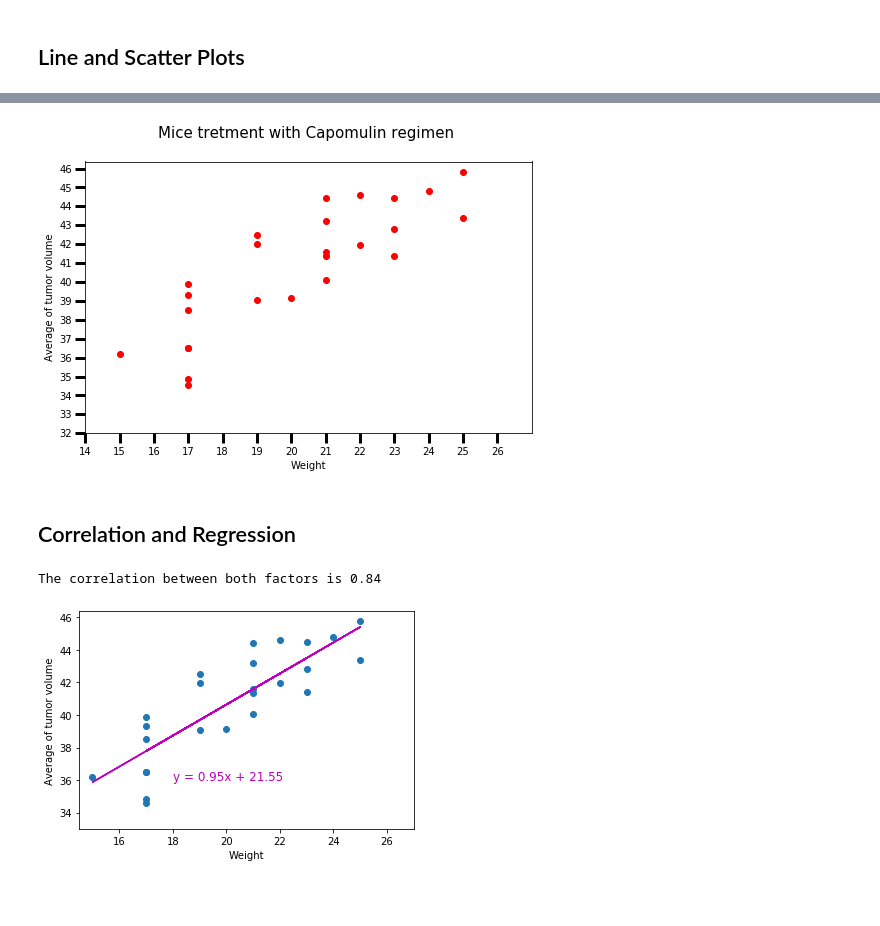
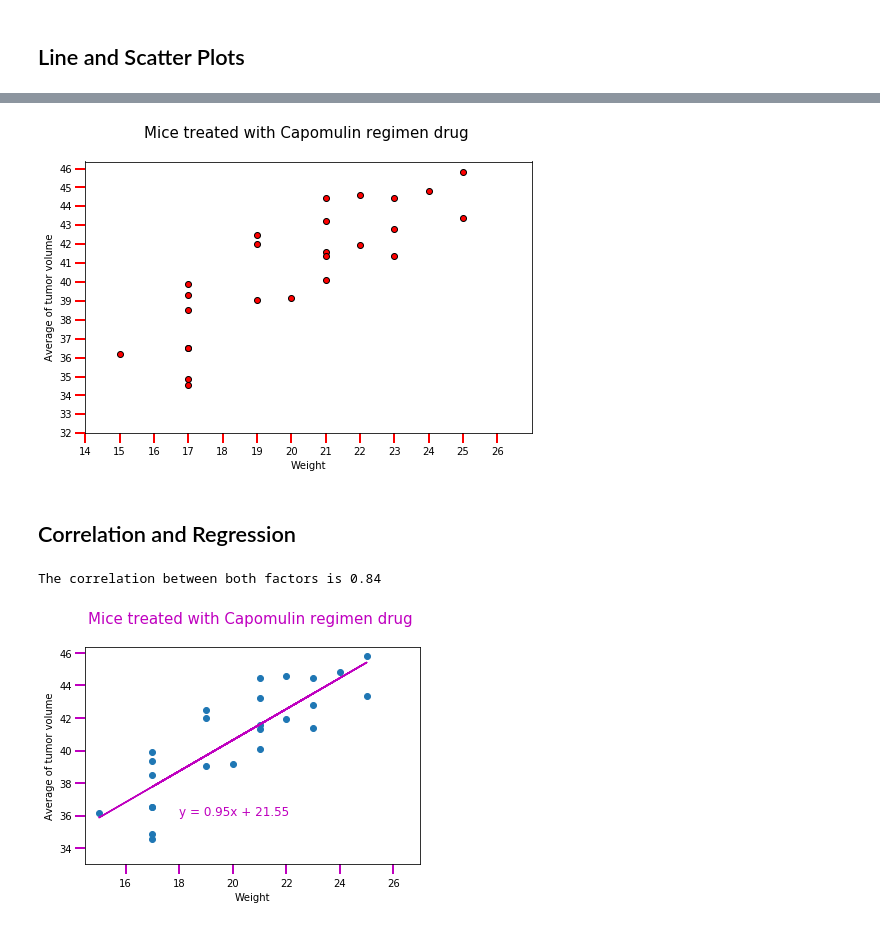
Before and after one commit to HaifaNajdawi/Matplotlib_The_power_of_plot, a Jupyter notebook: Pymaceuticals/pymaceuticals_starter.ipynb, the cells around one changed output, grey strips where cells are left out. Saved outputs shown, nothing was run; the diff lists cells and outputs as text; code cells hidden in the pictures; blank space fills up the shorter version.

```diff
--- a/Pymaceuticals/pymaceuticals_starter.ipynb
+++ b/Pymaceuticals/pymaceuticals_starter.ipynb
@@ -332,45 +366,66 @@ mouse_treated_with_Capomulin
 # %%
 # Generate a scatter plot of average tumor volume vs. mouse weight for the Capomulin regimen
+
+#make group by for mouse id just treated by Capomulin
 mouseid_tumor = mouse_treated_with_Capomulin.groupby(["Mouse ID"]).mean()
+
 plt.figure(figsize=(8,5))
 
-plt.scatter(mouseid_tumor["Weight (g)"],mouseid_tumor["Tumor Volume (mm3)"],marker="o", facecolors="red")
+#make a chart by calling x and y
+plt.scatter(mouseid_tumor["Weight (g)"],mouseid_tumor["Tumor Volume (mm3)"],marker="o", facecolors="red",edgecolors="k")
 
 plt.xlabel("Weight",fontsize=10)
 plt.ylabel("Average of tumor volume",fontsize=10)
-plt.title("Mice tretment with Capomulin regimen \n",loc="center",fontsize=15)
-plt.tick_params(labelsize=10, width=3, length=10)
+plt.title("Mice treated with Capomulin regimen drug \n",loc="center",fontsize=15)
+plt.tick_params(labelsize=10, width=2, length=10,color="r")
+
+#put x axis limit by the right side
 plt.xlim(right=max(mouseid_tumor["Weight (g)"]+2))
+
+#put y axis limit from the bottom
 plt.ylim(bottom=33)
+
+#put arange ticks
 plt.yticks(np.arange(32,47,1))
 plt.xticks(np.arange(14,27,1))
 # mouseid_tumor
 plt.show()
 # %% [output]
-[figure, old version]
+[figure, new version]
 # %% [markdown]
 ## Correlation and Regression
 # %%
 # Calculate the correlation coefficient and linear regression model
 # for mouse weight and average tumor volume for the Capomulin regimen
+
+#find x axis
 mice_weight = mouseid_tumor["Weight (g)"]
+
+#find y axis
 avg_tumor_volume=mouseid_tumor["Tumor Volume (mm3)"]
+
+#calculate the correlation for x and y
 correlation=st.pearsonr(mice_weight,avg_tumor_volume)
 print(f"The correlation between both factors is {round(correlation[0],2)}")
+(slope, intercept, rvalue, pvalue, stderr) = linregress(mice_weight, avg_tumor_volume)
 
-(slope, intercept, rvalue, pvalue, stderr) = linregress(mice_weight, avg_tumor_volume)
+#find the regress value for each mouse to draw the line
 regress_values = mice_weight * slope + intercept
 line_eq = "y = " + str(round(slope,2)) + "x + " + str(round(intercept,2))
 plt.scatter(mice_weight,avg_tumor_volume)
+plt.plot(mice_weight,regress_values,"m-")
 
-plt.plot(mice_weight,regress_values,"m-")
+#create x and y to put equation on it
 plt.annotate(line_eq,(18,36),fontsize=12,color="m")
+
 plt.xlabel("Weight",fontsize=10)
 plt.ylabel("Average of tumor volume",fontsize=10)
 plt.xlim(right=max(mouseid_tumor["Weight (g)"]+2))
 plt.ylim(bottom=33)
+plt.tick_params(labelsize=10, width=2, length=10,color="m")
+plt.title("Mice treated with Capomulin regimen drug \n",loc="center",fontsize=15,color="m")
 
 plt.show()
 # %% [output]
 The correlation between both factors is 0.84
-[figure, old version]
+[figure, new version]
```
Also changed, not shown: parts of 11 cells of this notebook.
